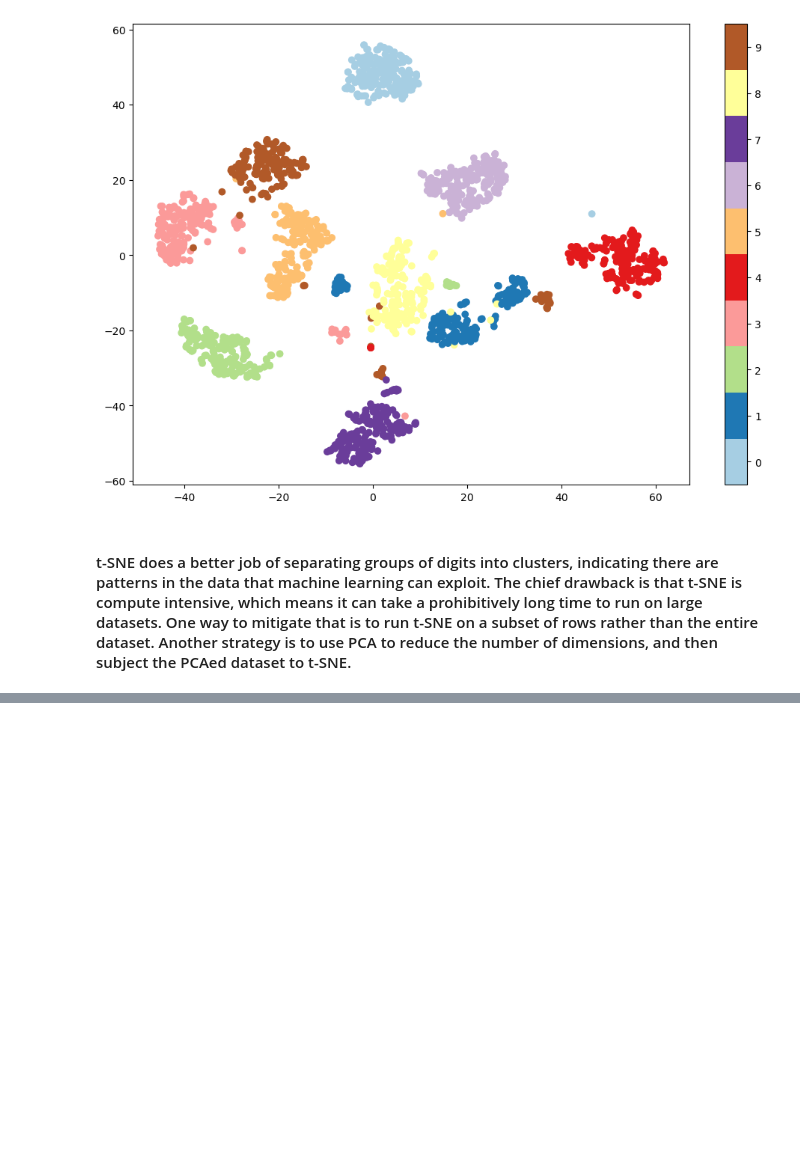
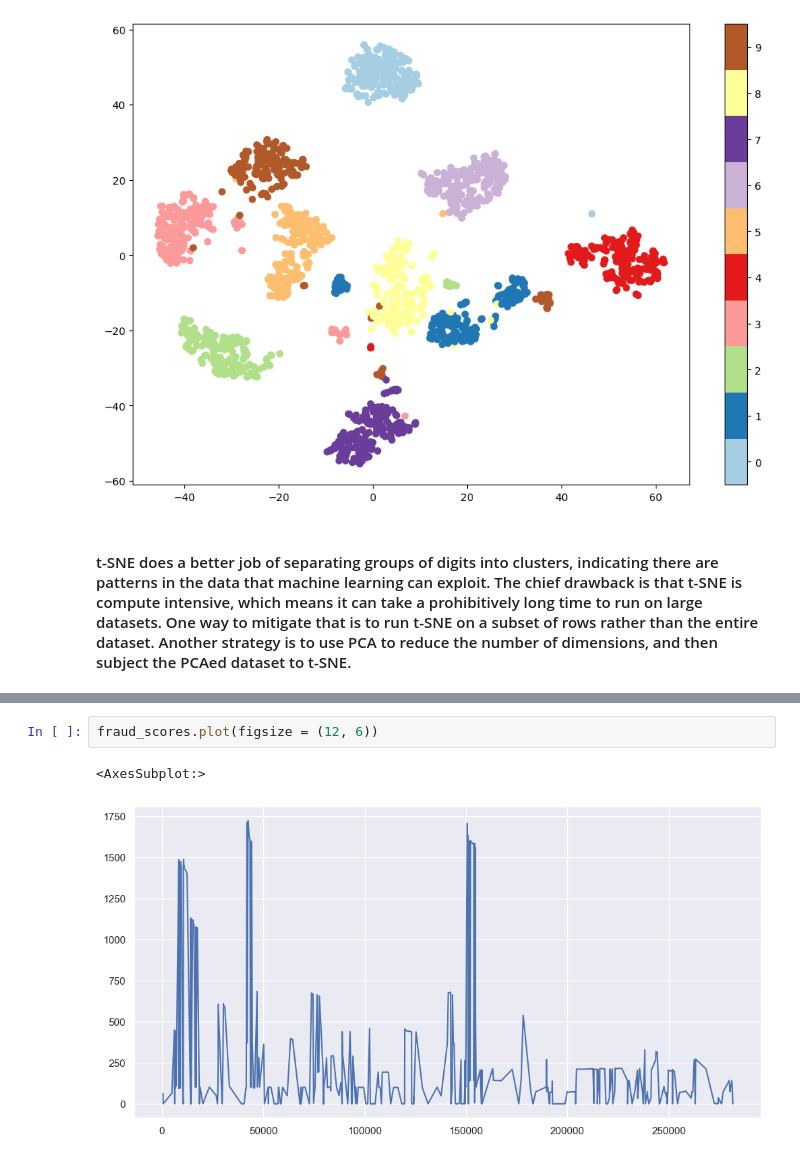
Before and after one commit to MaukanMir/AI-ML-Learning, a Jupyter notebook: Machine-Learning-Books/Applied-Machine-Learning/PCA.ipynb, the cells around one changed output, grey strips where cells are left out. Cells and saved outputs as stored; diff of their text form; blank space fills up the shorter version.

```diff
--- a/Machine-Learning-Books/Applied-Machine-Learning/PCA.ipynb
+++ b/Machine-Learning-Books/Applied-Machine-Learning/PCA.ipynb
@@ -59,0 +111,5 @@ plt.clim(-0.5, 9.5)
+# %%
+fraud_scores.plot(figsize = (12, 6))
+# %% [output]
+<AxesSubplot:>
+[figure, added]
```
Also changed, not shown: parts of 7 cells of this notebook.
